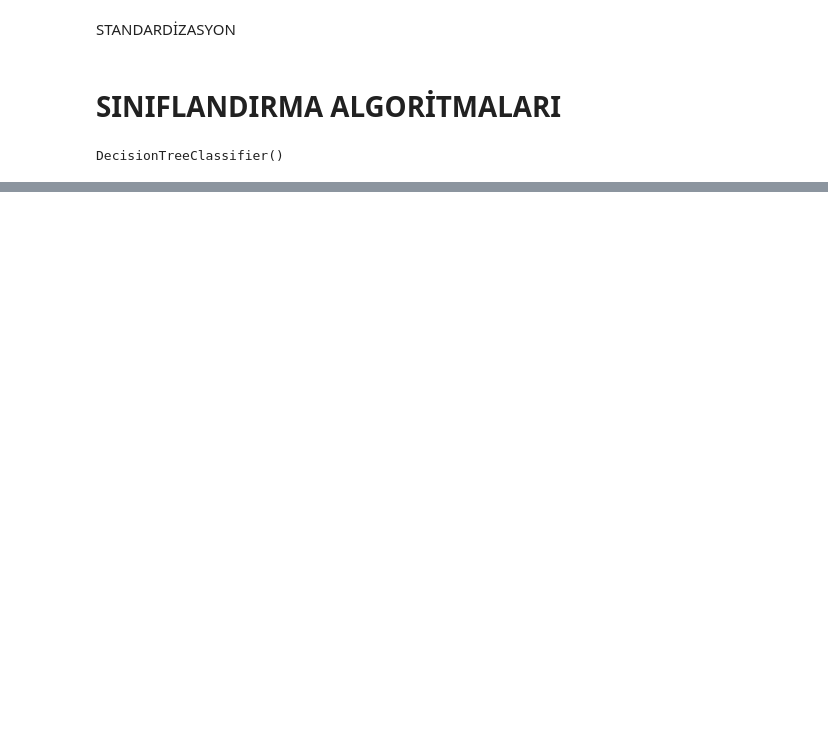
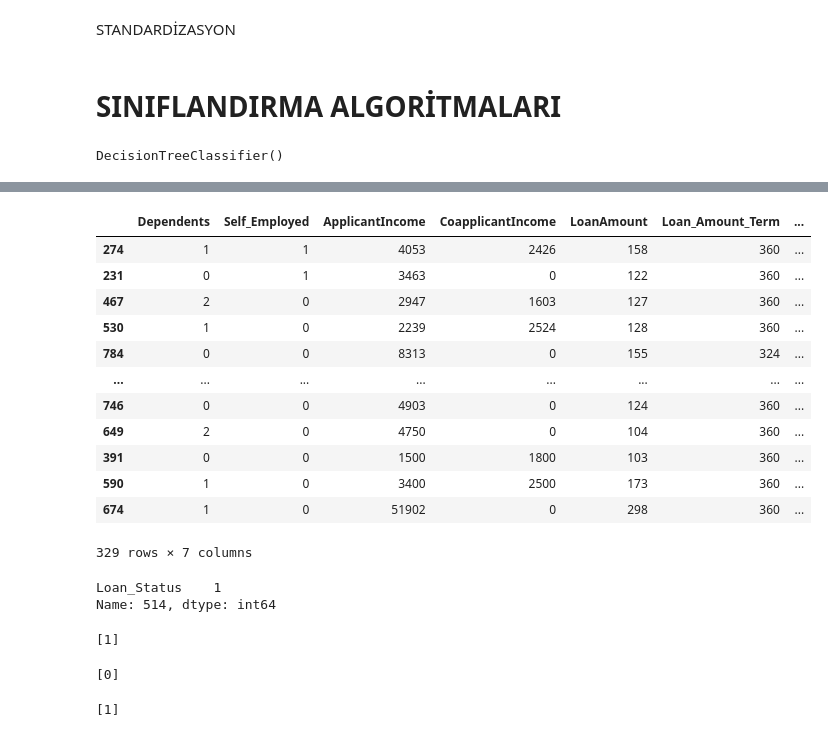
Before and after one commit to onurkus7/loan-predict-flask, a Jupyter notebook: AkıllıSistemlerJupyter/DecisionTree_and_RandomForest.ipynb, the cells around one changed output, grey strips where cells are left out. Drawn from its saved outputs; the diff is of its cells as text; code cells hidden in the pictures; blank space fills up the shorter version.

```diff
--- a/AkıllıSistemlerJupyter/DecisionTree_and_RandomForest.ipynb
+++ b/AkıllıSistemlerJupyter/DecisionTree_and_RandomForest.ipynb
@@ -457,0 +406,42 @@ pd.DataFrame([["Decision Tree",dtAccuracy],["Random Forest",rfAccuracy]],columns
+# %%
+X_test
+# %% [output]
+|  | Dependents | Self_Employed | ApplicantIncome | CoapplicantIncome | LoanAmount | Loan_Amount_Term | ... |
+| 274 | 1 | 1 | 4053 | 2426 | 158 | 360 | ... |
+| 231 | 0 | 1 | 3463 | 0 | 122 | 360 | ... |
+| 467 | 2 | 0 | 2947 | 1603 | 127 | 360 | ... |
+| 530 | 1 | 0 | 2239 | 2524 | 128 | 360 | ... |
+| 784 | 0 | 0 | 8313 | 0 | 155 | 324 | ... |
+| ... | ... | ... | ... | ... | ... | ... | ... |
+| 746 | 0 | 0 | 4903 | 0 | 124 | 360 | ... |
+| 649 | 2 | 0 | 4750 | 0 | 104 | 360 | ... |
+| 391 | 0 | 0 | 1500 | 1800 | 103 | 360 | ... |
+| 590 | 1 | 0 | 3400 | 2500 | 173 | 360 | ... |
+| 674 | 1 | 0 | 51902 | 0 | 298 | 360 | ... |
+329 rows × 7 columns
+# %%
+y_test.iloc[9]
+# %% [output]
+Loan_Status    1
+Name: 514, dtype: int64
+# %%
+rf_pred1 = rf_tuned.predict([X_test.iloc[2]])
+print(rf_pred1)
+# %% [output]
+[1]
+# %%
+data = [1, 1, 4053, 2426, 158,360,0]  # Decision Tree için tek bir örnek üzerinden modelin test edilmesi
+np_array=np.asarray(data)
+data = np_array.reshape(1,7)
+giris_yapilan_deger_pred = decision_tree_tuned.predict(data)
+print(giris_yapilan_deger_pred)
+# %% [output]
+[0]
+# %%
+data3 = [0, 1, 3459, 0, 25,120,1]  # # Random Forest için tek bir örnek üzerinden modelin test edilmesi
+np_array3=np.asarray(data3)
+data3 = np_array3.reshape(1,7)
+rf_pred1 = rf_tuned.predict(data3)
+print(rf_pred1)
+# %% [output]
+[1]
```
Also changed, not shown: parts of 21 cells of this notebook, 7 other files.
